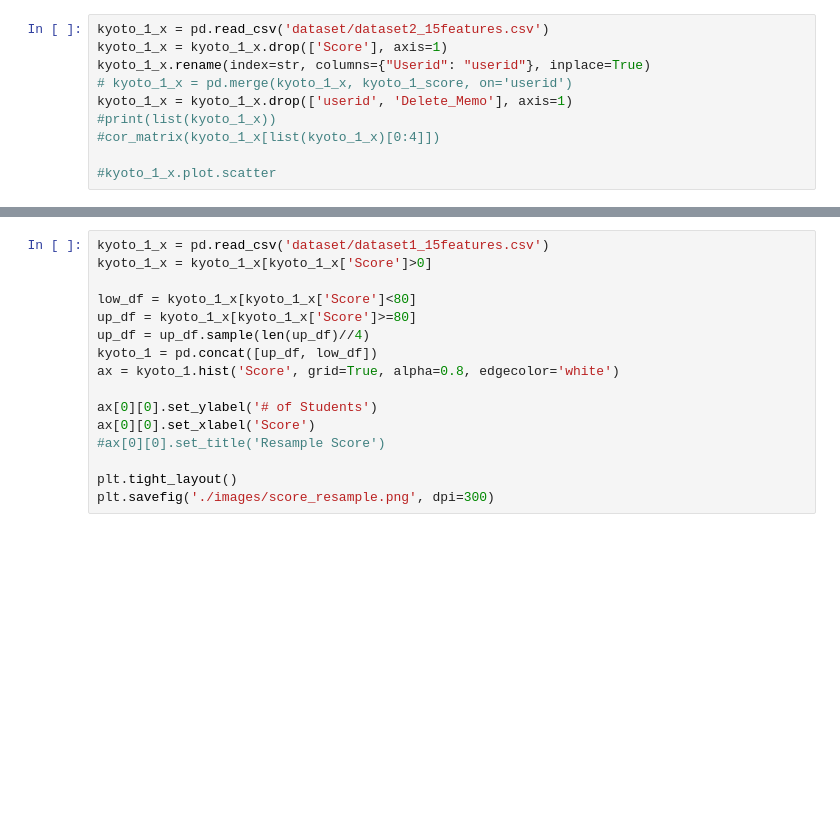
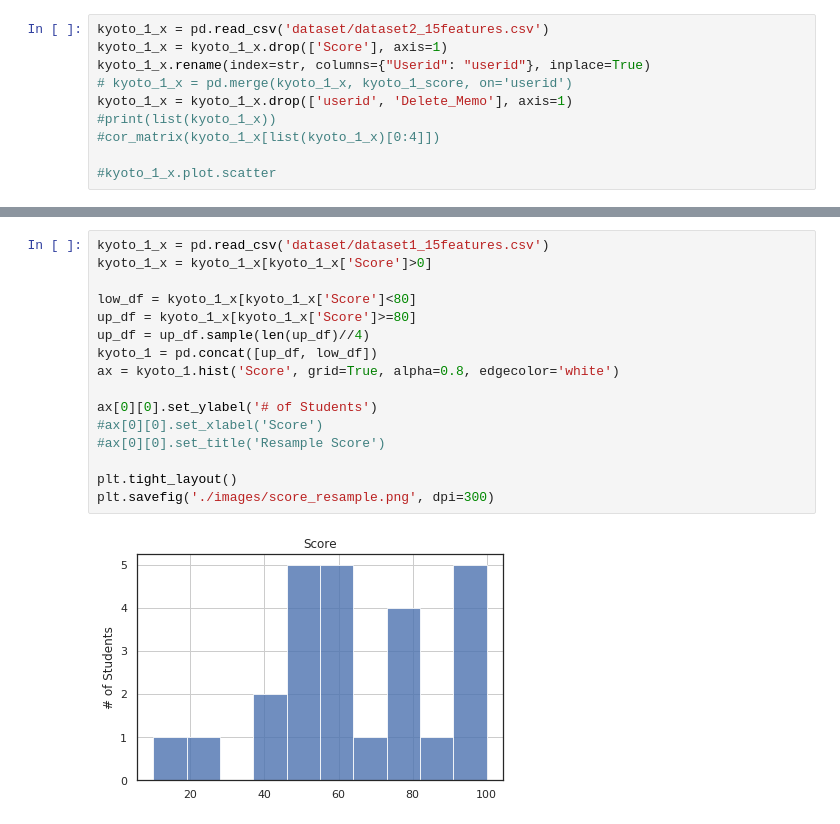
Before and after one commit to owen198/kyoto_ebook, a Jupyter notebook: Data visualization.ipynb, the cells around one changed output, grey strips where cells are left out. Drawn from its saved outputs; the diff is of its cells as text; blank space fills up the shorter version.

```diff
--- a/Data visualization.ipynb
+++ b/Data visualization.ipynb
@@ -184,16 +187,18 @@ plt.savefig('./images/score_dist.png', dpi=300)
 # %%
 kyoto_1_x = pd.read_csv('dataset/dataset1_15features.csv')
 kyoto_1_x = kyoto_1_x[kyoto_1_x['Score']>0]
 
 low_df = kyoto_1_x[kyoto_1_x['Score']<80]
 up_df = kyoto_1_x[kyoto_1_x['Score']>=80]
 up_df = up_df.sample(len(up_df)//4)
 kyoto_1 = pd.concat([up_df, low_df])
 ax = kyoto_1.hist('Score', grid=True, alpha=0.8, edgecolor='white')
 
 ax[0][0].set_ylabel('# of Students')
-ax[0][0].set_xlabel('Score')
+#ax[0][0].set_xlabel('Score')
 #ax[0][0].set_title('Resample Score')
 
 plt.tight_layout()
 plt.savefig('./images/score_resample.png', dpi=300)
+# %% [output]
+[figure, added]
```
Also changed, not shown: parts of 7 cells of this notebook, 3 other files.
